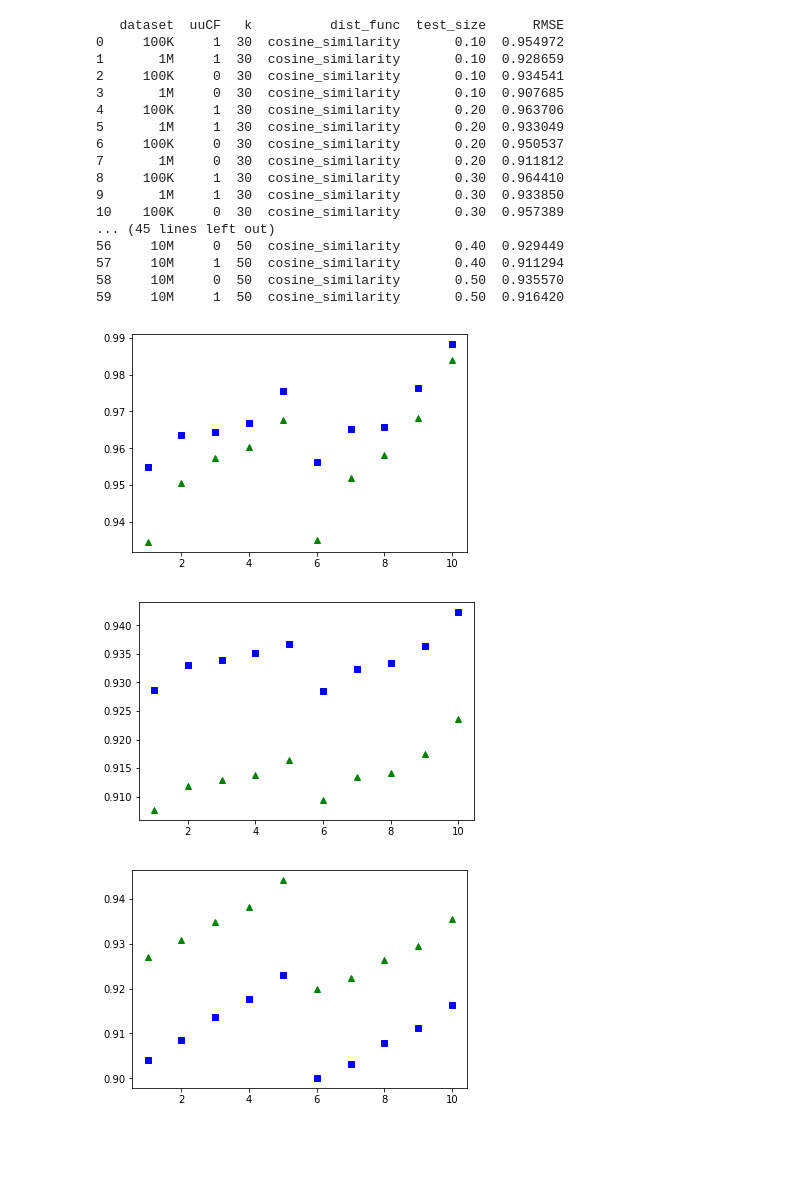
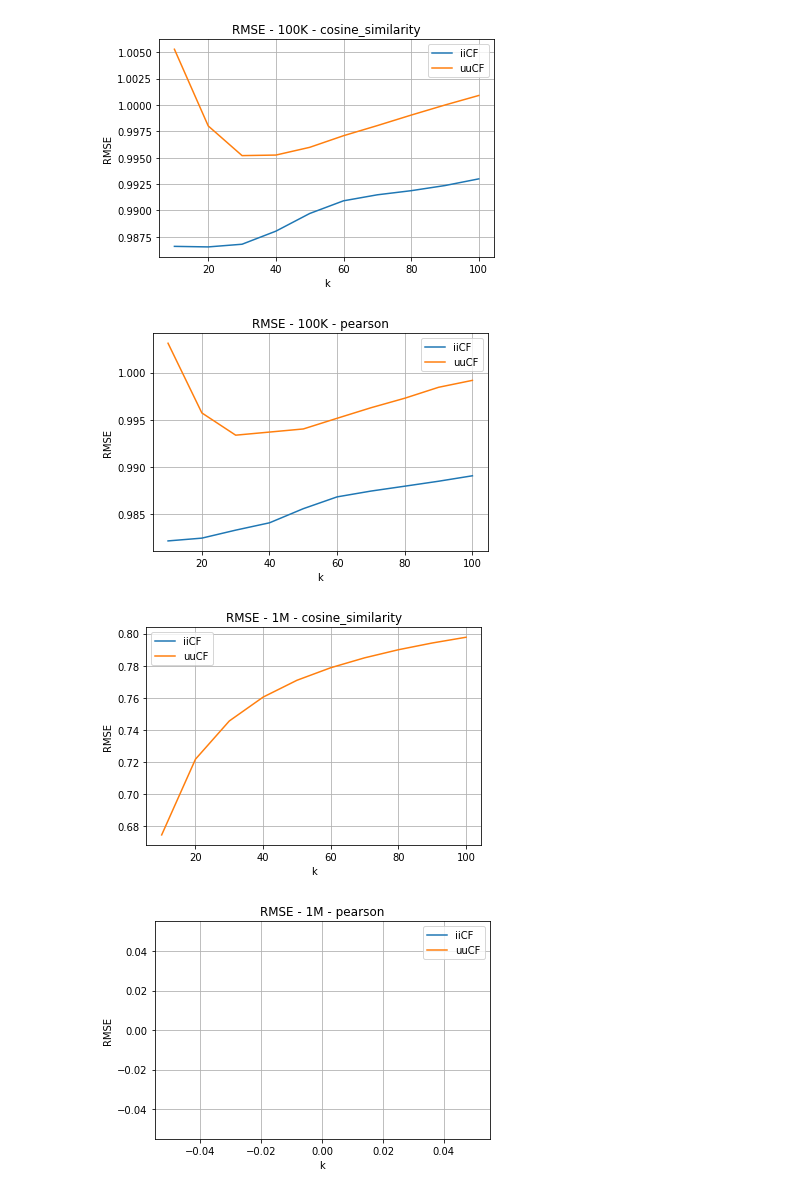
Before and after one commit to HaiHaChan/LDA_Viblo_Recommender_System, a Jupyter notebook: 24_collaborativefiltering/python/graph.ipynb, the cells around one changed output. Cells and saved outputs as stored; diff of their text form; code cells hidden in the pictures; blank space fills up the shorter version.

Commit message:
Precision, recall, graph

```diff
--- a/24_collaborativefiltering/python/graph.ipynb
+++ b/24_collaborativefiltering/python/graph.ipynb
@@ -5,45 +5,36 @@ import numpy as np
 
 r_cols = ['dataset', 'uuCF', 'k','dist_func', 'test_size', 'RMSE']
 
-RMSEs = pd.read_csv('danhgia.dat', sep='::', names=r_cols, encoding='latin-1', engine='python')
+RMSEs = pd.read_csv('danhgia_ver1.dat', sep='::', names=r_cols, encoding='latin-1', engine='python')
 
 rs = RMSEs.as_matrix()
-print(RMSEs)
-# %% [output]
-   dataset  uuCF   k          dist_func  test_size      RMSE
-0     100K     1  30  cosine_similarity       0.10  0.954972
-1       1M     1  30  cosine_similarity       0.10  0.928659
-2     100K     0  30  cosine_similarity       0.10  0.934541
-3       1M     0  30  cosine_similarity       0.10  0.907685
-4     100K     1  30  cosine_similarity       0.20  0.963706
-5       1M     1  30  cosine_similarity       0.20  0.933049
-6     100K     0  30  cosine_similarity       0.20  0.950537
-7       1M     0  30  cosine_similarity       0.20  0.911812
-8     100K     1  30  cosine_similarity       0.30  0.964410
-9       1M     1  30  cosine_similarity       0.30  0.933850
-10    100K     0  30  cosine_similarity       0.30  0.957389
-... (45 lines left out)
-56     10M     0  50  cosine_similarity       0.40  0.929449
-57     10M     1  50  cosine_similarity       0.40  0.911294
-58     10M     0  50  cosine_similarity       0.50  0.935570
-59     10M     1  50  cosine_similarity       0.50  0.916420
 # %%
 dataset = rs[:, 0]
 uuCF = rs[:, 1]
+func_dist = rs[:, 3]
 
-for n in ['100K', '1M', '10M']:
-    ids_ii = np.where((dataset == n) & (uuCF == 0))[0].astype(np.int32)
-    ids_uu = np.where((dataset == n) & (uuCF == 1))[0].astype(np.int32)
-    items_ii = rs[ids_ii, 5]
-    items_uu = rs[ids_uu, 5]
-    t_ii = range(1, ids_ii.shape[0] + 1, 1)
-    t_uu = range(1, ids_uu.shape[0] + 1, 1)
-    plt.plot(t_ii, items_ii, 'g^', t_uu, items_uu, 'bs')
-    plt.show()
+for n in ['100K', '1M']:
+    for func in ['cosine_similarity', 'pearson']:
+        fig, ax = plt.subplots()
+        ids_ii = np.where((func_dist == func) & (dataset == n) & (uuCF == 0))[0].astype(np.int32)
+        ids_uu = np.where((func_dist == func) & (dataset == n) & (uuCF == 1))[0].astype(np.int32)
+        items_ii = rs[ids_ii, 5]
+        items_uu = rs[ids_uu, 5]
+        t_ii = rs[ids_ii, 2]
+        t_uu = rs[ids_uu, 2]
+        ax.plot(t_ii, items_ii, label="iiCF")
+        ax.plot(t_uu, items_uu, label="uuCF")
+        ax.set(xlabel='k', ylabel='RMSE',
+               title= str('RMSE - ' + n + ' - ' + func))
+        ax.legend()
+        ax.grid()
+#         fig.savefig(n + func + '.png')
+        plt.show()
 # %% [output]
-[figure, old version]
+[figure, new version]
-[figure, old version]
+[figure, new version]
-[figure, old version]
+[figure, new version]
+[figure, added]
 # %%
 # # evenly sampled time at 200ms intervals
 # t = np.arange(0., 5., 0.2)
```
Also changed, not shown: 1 other file.
